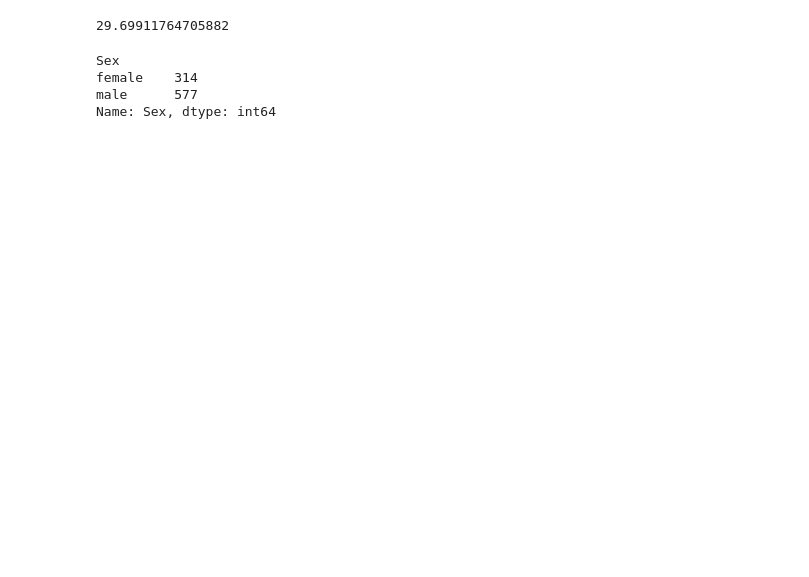
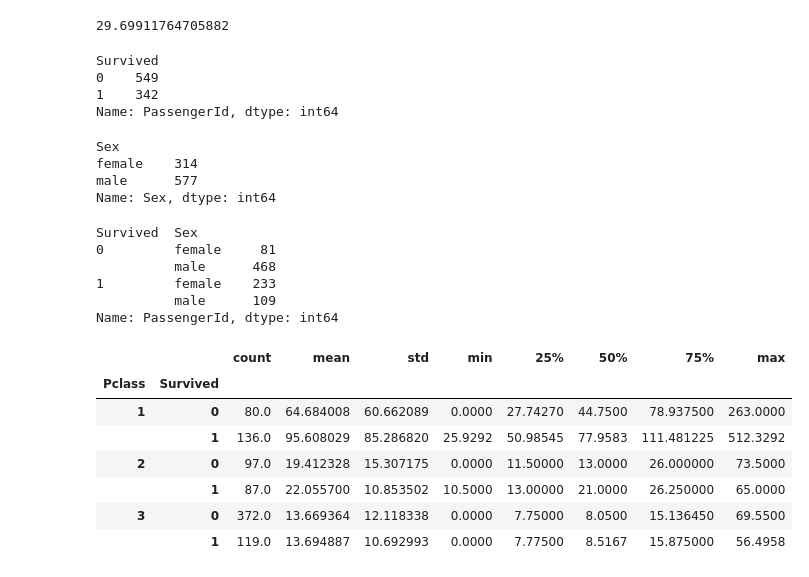
Before and after one commit to differentmatt/ztdl-5-day-bootcamp, a Jupyter notebook: day_1/Lab_02_DA Pandas.ipynb, the cells around one changed output. Cells and saved outputs as stored; diff of their text form; code cells hidden in the pictures; blank space fills up the shorter version.

```diff
--- a/day_1/Lab_02_DA Pandas.ipynb
+++ b/day_1/Lab_02_DA Pandas.ipynb
@@ -283,5 +335,12 @@ df.query('Embarked == "S" & PassengerId < 10')[['PassengerId', 'Name']].head()
 df['Age'].mean()
 # %% [output]
 29.69911764705882
+# %%
+df.groupby('Survived')['PassengerId'].count()
+# %% [output]
+Survived
+0    549
+1    342
+Name: PassengerId, dtype: int64
 # %%
 df.groupby('Sex')['Sex'].count()
@@ -291,3 +349,23 @@ Sex
 female    314
 male      577
 Name: Sex, dtype: int64
+# %%
+df.groupby(['Survived', 'Sex'])['PassengerId'].count()
+# %% [output]
+Survived  Sex
+0         female     81
+          male      468
+1         female    233
+          male      109
+Name: PassengerId, dtype: int64
+# %%
+df.groupby(['Pclass', 'Survived'])['Fare'].describe()
+# %% [output]
+|  |  | count | mean | std | min | 25% | 50% | 75% | max |
+| Pclass | Survived |  |  |  |  |  |  |  |  |
+| 1 | 0 | 80.0 | 64.684008 | 60.662089 | 0.0000 | 27.74270 | 44.7500 | 78.937500 | 263.0000 |
+|  | 1 | 136.0 | 95.608029 | 85.286820 | 25.9292 | 50.98545 | 77.9583 | 111.481225 | 512.3292 |
+| 2 | 0 | 97.0 | 19.412328 | 15.307175 | 0.0000 | 11.50000 | 13.0000 | 26.000000 | 73.5000 |
+|  | 1 | 87.0 | 22.055700 | 10.853502 | 10.5000 | 13.00000 | 21.0000 | 26.250000 | 65.0000 |
+| 3 | 0 | 372.0 | 13.669364 | 12.118338 | 0.0000 | 7.75000 | 8.0500 | 15.136450 | 69.5500 |
+|  | 1 | 119.0 | 13.694887 | 10.692993 | 0.0000 | 7.77500 | 8.5167 | 15.875000 | 56.4958 |
```
Also changed, not shown: parts of 9 cells of this notebook, 1 other file.
